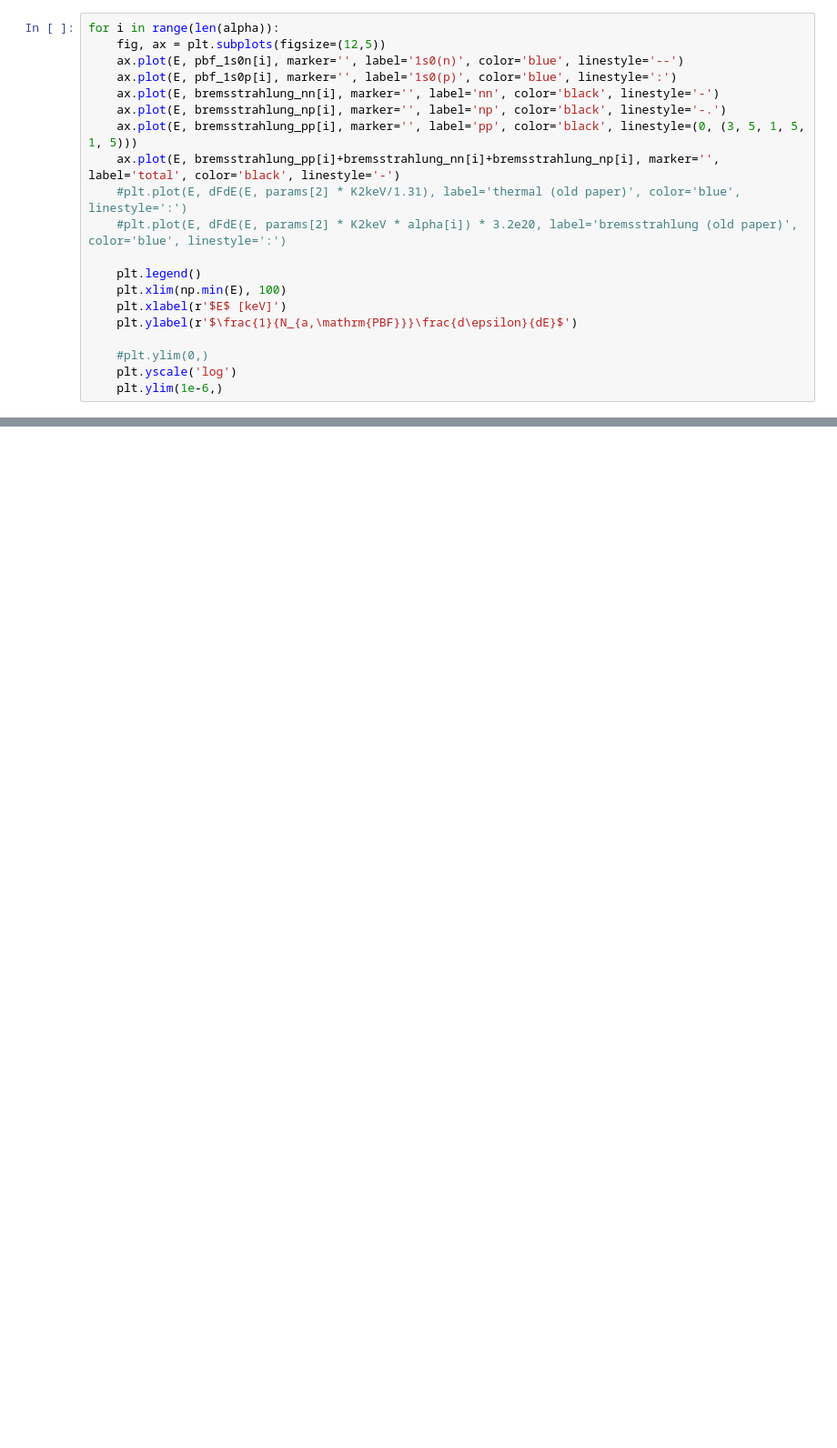
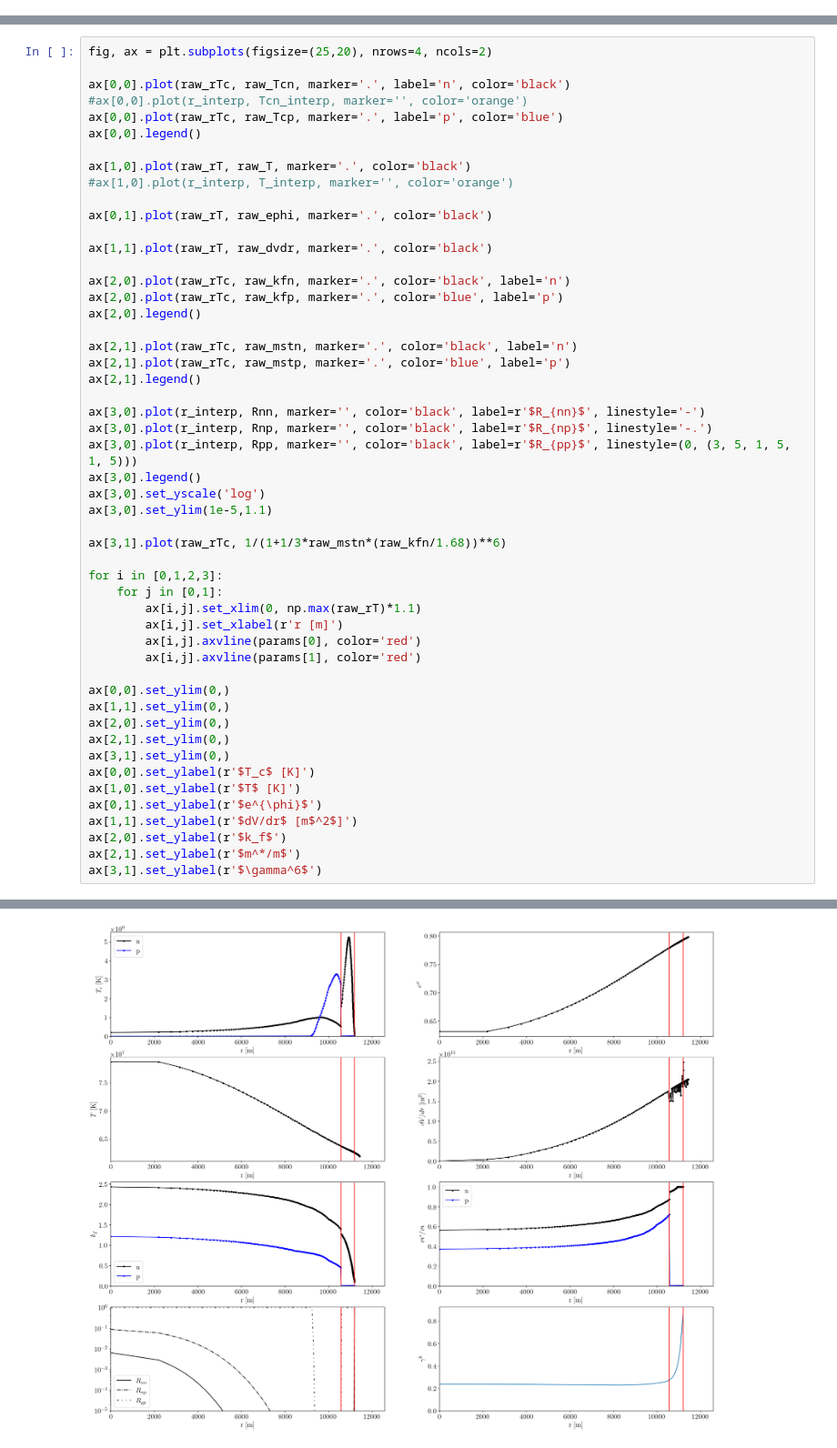
Before and after one commit to MSABuschmann/ns_axion_emission, a Jupyter notebook: notebooks/testing.ipynb, the cells around one changed output, grey strips where cells are left out. Shown: that part at 91% size. Drawn from its saved outputs; the diff is of its cells as text; blank space fills up the shorter version.

```diff
--- a/notebooks/testing.ipynb
+++ b/notebooks/testing.ipynb
@@ -165,20 +0,0 @@ np.sum(pbf_1s0n[2])/np.sum(bremsstrahlung_np[2]), np.sum(pbf_1s0p[2])/np.sum(bre
-# %%
-for i in range(len(alpha)):
-    fig, ax = plt.subplots(figsize=(12,5))
-    ax.plot(E, pbf_1s0n[i], marker='', label='1s0(n)', color='blue', linestyle='--')
-    ax.plot(E, pbf_1s0p[i], marker='', label='1s0(p)', color='blue', linestyle=':')
-    ax.plot(E, bremsstrahlung_nn[i], marker='', label='nn', color='black', linestyle='-')
-    ax.plot(E, bremsstrahlung_np[i], marker='', label='np', color='black', linestyle='-.')
-    ax.plot(E, bremsstrahlung_pp[i], marker='', label='pp', color='black', linestyle=(0, (3, 5, 1, 5, 1, 5)))
-    ax.plot(E, bremsstrahlung_pp[i]+bremsstrahlung_nn[i]+bremsstrahlung_np[i], marker='', label='total', color='black', linestyle='-')
-    #plt.plot(E, dFdE(E, params[2] * K2keV/1.31), label='thermal (old paper)', color='blue', linestyle=':')
-    #plt.plot(E, dFdE(E, params[2] * K2keV * alpha[i]) * 3.2e20, label='bremsstrahlung (old paper)', color='blue', linestyle=':')
-
-    plt.legend()
-    plt.xlim(np.min(E), 100)
-    plt.xlabel(r'$E$ [keV]')
-    plt.ylabel(r'$\frac{1}{N_{a,\mathrm{PBF}}}\frac{d\epsilon}{dE}$')
-
-    #plt.ylim(0,)
-    plt.yscale('log')
-    plt.ylim(1e-6,)
@@ -267,0 +83,52 @@ plt.xlabel(r'$E$ [keV]')
+# %%
+fig, ax = plt.subplots(figsize=(25,20), nrows=4, ncols=2)
+
+ax[0,0].plot(raw_rTc, raw_Tcn, marker='.', label='n', color='black')
+#ax[0,0].plot(r_interp, Tcn_interp, marker='', color='orange')
+ax[0,0].plot(raw_rTc, raw_Tcp, marker='.', label='p', color='blue')
+ax[0,0].legend()
+
+ax[1,0].plot(raw_rT, raw_T, marker='.', color='black')
+#ax[1,0].plot(r_interp, T_interp, marker='', color='orange')
+
+ax[0,1].plot(raw_rT, raw_ephi, marker='.', color='black')
+
+ax[1,1].plot(raw_rT, raw_dvdr, marker='.', color='black')
+
+ax[2,0].plot(raw_rTc, raw_kfn, marker='.', color='black', label='n')
+ax[2,0].plot(raw_rTc, raw_kfp, marker='.', color='blue', label='p')
+ax[2,0].legend()
+
+ax[2,1].plot(raw_rTc, raw_mstn, marker='.', color='black', label='n')
+ax[2,1].plot(raw_rTc, raw_mstp, marker='.', color='blue', label='p')
+ax[2,1].legend()
+
+ax[3,0].plot(r_interp, Rnn, marker='', color='black', label=r'$R_{nn}$', linestyle='-')
+ax[3,0].plot(r_interp, Rnp, marker='', color='black', label=r'$R_{np}$', linestyle='-.')
+ax[3,0].plot(r_interp, Rpp, marker='', color='black', label=r'$R_{pp}$', linestyle=(0, (3, 5, 1, 5, 1, 5)))
+ax[3,0].legend()
+ax[3,0].set_yscale('log')
+ax[3,0].set_ylim(1e-5,1.1)
+
+ax[3,1].plot(raw_rTc, 1/(1+1/3*raw_mstn*(raw_kfn/1.68))**6)
+
+for i in [0,1,2,3]:
+    for j in [0,1]:
+        ax[i,j].set_xlim(0, np.max(raw_rT)*1.1)
+        ax[i,j].set_xlabel(r'r [m]')
+        ax[i,j].axvline(params[0], color='red')
+        ax[i,j].axvline(params[1], color='red')
+
+ax[0,0].set_ylim(0,)
+ax[1,1].set_ylim(0,)
+ax[2,0].set_ylim(0,)
+ax[2,1].set_ylim(0,)
+ax[3,1].set_ylim(0,)
+ax[0,0].set_ylabel(r'$T_c$ [K]')
+ax[1,0].set_ylabel(r'$T$ [K]')
+ax[0,1].set_ylabel(r'$e^{\phi}$')
+ax[1,1].set_ylabel(r'$dV/dr$ [m$^2$]')
+ax[2,0].set_ylabel(r'$k_f$')
+ax[2,1].set_ylabel(r'$m^*/m$')
+ax[3,1].set_ylabel(r'$\gamma^6$')
+# %% [output]
@@ -267,0 +136 @@ plt.xlabel(r'$E$ [keV]')
+[figure, added]
```
Also changed, not shown: parts of 45 cells of this notebook, 13 other files.
